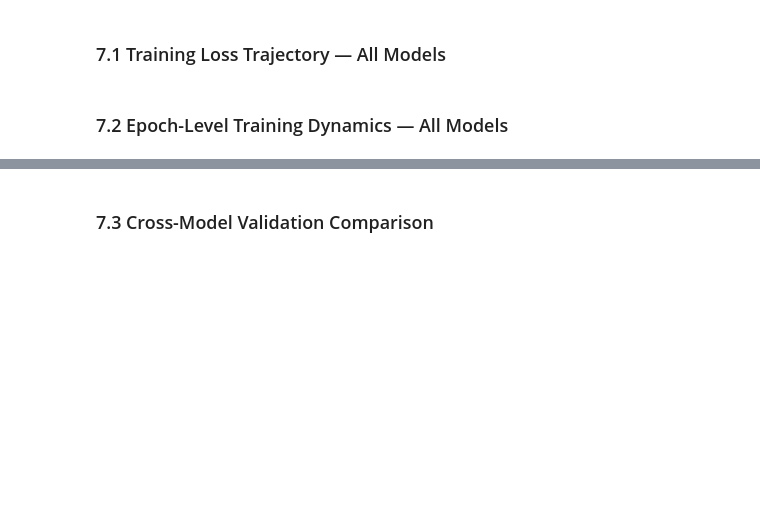
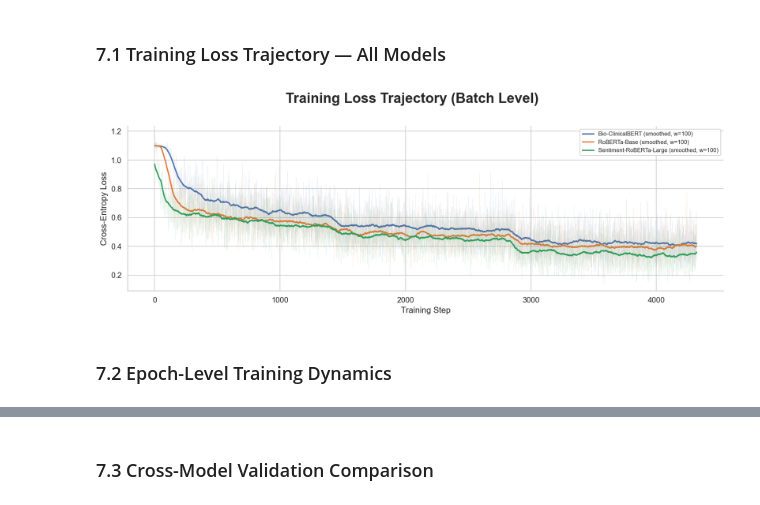
Before and after one commit to azizUB/project_IA, a Jupyter notebook: Drug_classifier_project.ipynb, the cells around one changed output, grey strips where cells are left out. Drawn from its saved outputs; the diff is of its cells as text; code cells hidden in the pictures; blank space fills up the shorter version.

```diff
--- a/Drug_classifier_project.ipynb
+++ b/Drug_classifier_project.ipynb
@@ -60,13 +61,15 @@ print("All imports loaded successfully.")
 # %%
-# ── Paths ──────────────────────────────────────────────────────────────────
-RAW_DATA_PATH      = Path("dataset/drugsCOM_raw.csv")
-BALANCED_DATA_PATH = Path("dataset/drugsCOM_balanced.csv")
+# Paths
+RAW_DATA_TRAIN_PATH = Path("dataset/drugsComTrain_raw.csv")
+RAW_DATA_TEST_PATH  = Path("dataset/drugsComTest_raw.csv")
+RAW_DATA_PATH       = Path("dataset/drugsCOM_raw.csv")
+BALANCED_DATA_PATH  = Path("dataset/drugsCOM_balanced.csv")
 
-# ── Labels ─────────────────────────────────────────────────────────────────
+# Labels
 LABEL_MAP   = {"bad": 0, "medium": 1, "good": 2}
 LABEL_NAMES = ["bad", "medium", "good"]
 
-# ── Hyperparameters ────────────────────────────────────────────────────────
+# Hyperparameters
 SEED          = 42
 EPOCHS        = 3
 BATCH_SIZE    = 64
@@ -78,7 +81,7 @@ WARMUP_FRAC   = 0.1
 MAX_GRAD_NORM = 1.0
 TEST_SIZE     = 0.2
 
-# ── Multi-model config (used in Section 7) ─────────────────────────────────
+# Multi-model config (used in Section 7)
 MODEL_DIRS = {
     "Bio-ClinicalBERT":        "Bio_ClinicalBERT",
     "RoBERTa-Base":            "roberta-base",
@@ -174,0 +329,4 @@ plt.show()
+# %%
+mask = (review_lengths > 200) & (review_lengths < 250)
+print(f"Reviews with length between 200 and 250: {mask.sum()}")
+display(df.loc[mask, ["uniqueID", "rating", "review"]].head(10))
@@ -635,24 +873,26 @@ for label, df in epoch_dfs.items():
 ### 7.1 Training Loss Trajectory — All Models
 # %%
 fig, ax = plt.subplots(figsize=(14, 5))
-fig.suptitle("Training Loss Trajectory (Batch Level) — All Models",
-             fontsize=14, fontweight="bold", y=1.01)
+fig.suptitle("Training Loss Trajectory (Batch Level)",
+             fontsize=22, fontweight="bold", y=1.01)
 
 for label, df in batch_dfs.items():
     color    = COLORS[label]
     steps    = df["step"].values
     losses   = df["loss"].values.astype(float)
     smoothed = pd.Series(losses).rolling(window=100, center=True, min_periods=1).mean().values
     ax.plot(steps, losses,   color=color, alpha=0.10, linewidth=0.6)
     ax.plot(steps, smoothed, color=color, linewidth=2, label=f"{label} (smoothed, w=100)")
 
 ax.set(xlabel="Training Step", ylabel="Cross-Entropy Loss")
 ax.legend(fontsize=9, framealpha=0.9)
 plt.tight_layout()
-plt.savefig("fig1_batch_loss.png", bbox_inches="tight", dpi=150)
+plt.savefig("figures/fig1_batch_loss.png", bbox_inches="tight", dpi=150)
 plt.show()
+# %% [output]
+[figure, added]
 # %% [markdown]
-### 7.2 Epoch-Level Training Dynamics — All Models
+### 7.2 Epoch-Level Training Dynamics
 # %%
 fig, (ax_loss, ax_f1) = plt.subplots(1, 2, figsize=(14, 5))
 fig.suptitle("Epoch-Level Training Dynamics — All Models", fontsize=14, fontweight="bold", y=1.01)
```
Also changed, not shown: parts of 45 cells of this notebook, 5 other files.
